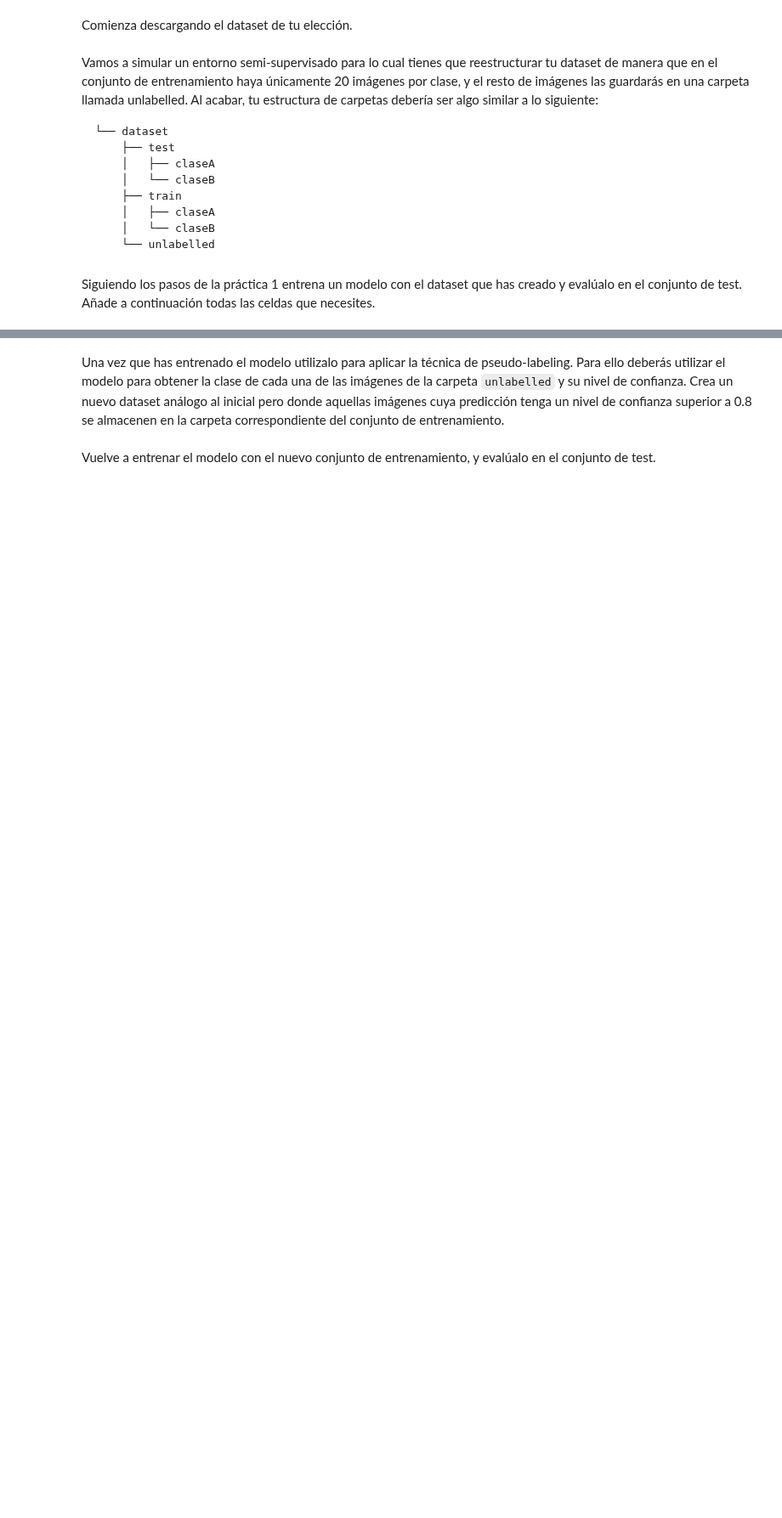
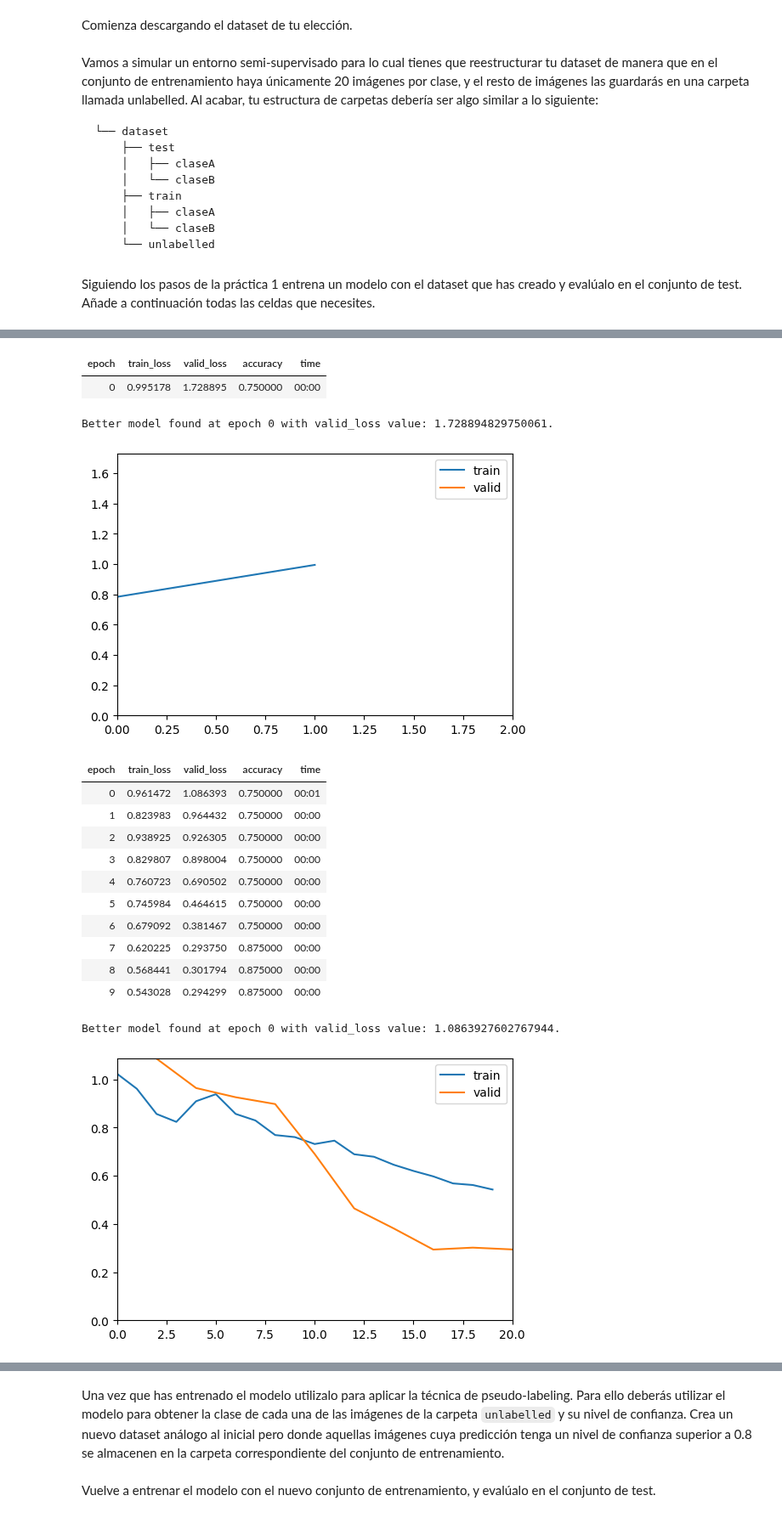
Before and after one commit to MariaPerezCatalinas/PRACTICA5, a Jupyter notebook: Práctica_5.ipynb, the cells around one changed output, grey strips where cells are left out. Shown at 85% size. Saved outputs shown, nothing was run; the diff lists cells and outputs as text; code cells hidden in the pictures; blank space fills up the shorter version.

```diff
--- a/Práctica_5.ipynb
+++ b/Práctica_5.ipynb
@@ -108,0 +217,20 @@ Siguiendo los pasos de la práctica 1 entrena un modelo con el dataset que has c
+# %%
+learn.fine_tune(10,base_lr=1e-3)
+# %% [output]
+| epoch | train_loss | valid_loss | accuracy | time |
+| 0 | 0.995178 | 1.728895 | 0.750000 | 00:00 |
+Better model found at epoch 0 with valid_loss value: 1.728894829750061.
+[figure, added]
+| epoch | train_loss | valid_loss | accuracy | time |
+| 0 | 0.961472 | 1.086393 | 0.750000 | 00:01 |
+| 1 | 0.823983 | 0.964432 | 0.750000 | 00:00 |
+| 2 | 0.938925 | 0.926305 | 0.750000 | 00:00 |
+| 3 | 0.829807 | 0.898004 | 0.750000 | 00:00 |
+| 4 | 0.760723 | 0.690502 | 0.750000 | 00:00 |
+| 5 | 0.745984 | 0.464615 | 0.750000 | 00:00 |
+| 6 | 0.679092 | 0.381467 | 0.750000 | 00:00 |
+| 7 | 0.620225 | 0.293750 | 0.875000 | 00:00 |
+| 8 | 0.568441 | 0.301794 | 0.875000 | 00:00 |
+| 9 | 0.543028 | 0.294299 | 0.875000 | 00:00 |
+Better model found at epoch 0 with valid_loss value: 1.0863927602767944.
+[figure, added]
```
Also changed, not shown: parts of 42 cells of this notebook.
